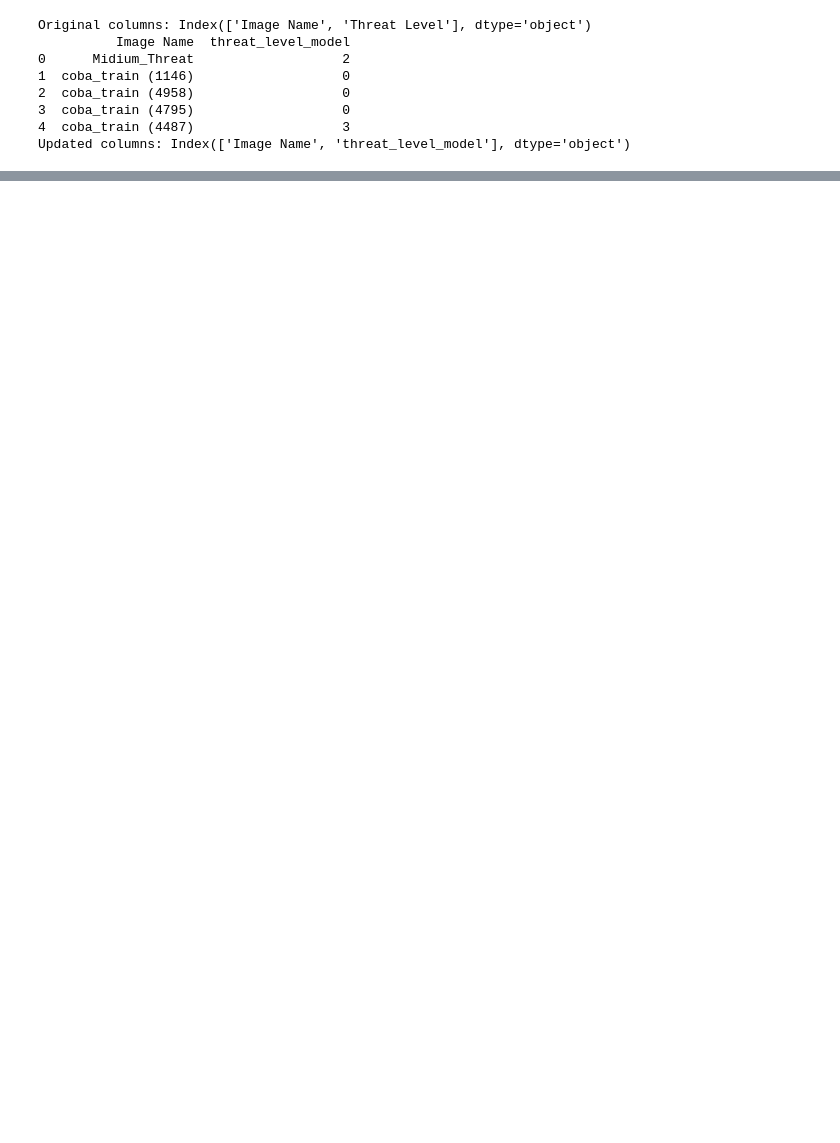
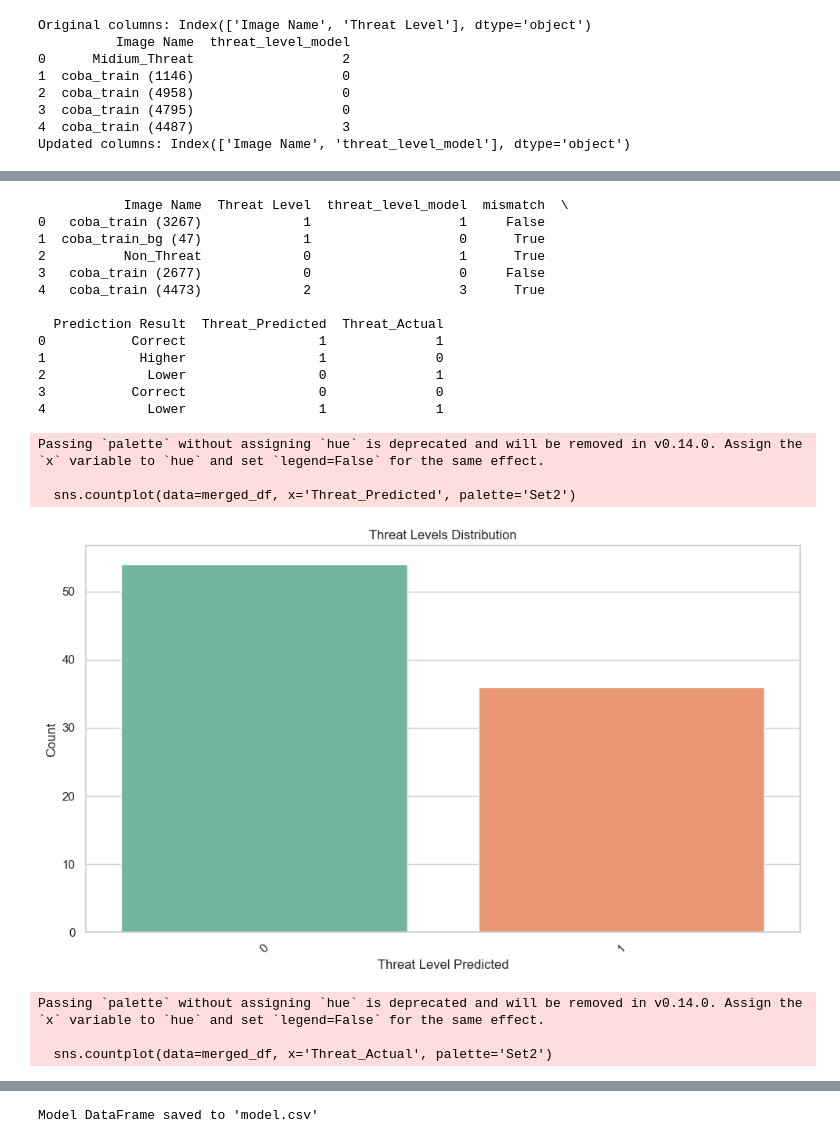
Before and after one commit to ArmouredstrikeCRK/Threat_Analyzer_Autogen_Multiagent, a Jupyter notebook: Experiments_notebook.ipynb, the cells around one changed output, grey strips where cells are left out. Saved outputs shown, nothing was run; the diff lists cells and outputs as text; code cells hidden in the pictures; blank space fills up the shorter version.

```diff
--- a/Experiments_notebook.ipynb
+++ b/Experiments_notebook.ipynb
@@ -333,0 +424,57 @@ Threat level with the most mismatches: 1
+# %%
+#Lets create a new feature in merged df that identifies threat or no threat, if the theat level is greater than 0 in both predicted and actual
+# Create a new column 'Threat' based on the condition
+merged_df['Threat_Predicted'] = merged_df['Threat Level'].apply(lambda x: 1 if x > 0 else 0)
+merged_df['Threat_Actual'] = merged_df['threat_level_model'].apply(lambda x: 1 if x > 0 else 0)
+# Display the first few rows of the updated DataFrame
+print(merged_df.head())
+#Now lets plot the threat levels
+plt.figure(figsize=(10, 6))
+sns.countplot(data=merged_df, x='Threat_Predicted', palette='Set2')
+plt.title('Threat Levels Distribution')
+plt.xlabel('Threat Level Predicted')
+plt.ylabel('Count')
+plt.xticks(rotation=45)
+plt.tight_layout()
+plt.show()
+# Plot the actual threat levels
+plt.figure(figsize=(10, 6))
+sns.countplot(data=merged_df, x='Threat_Actual', palette='Set2')
+plt.title('Threat Levels Distribution')
+plt.xlabel('Threat Level Actual')
+plt.ylabel('Count')
+plt.xticks(rotation=45)
+plt.tight_layout()
+plt.show()
+#Now lets plot the confusion matrix for the Threat_Predicted and Threat_Actual
+# Generate the confusion matrix
+cm_threat = confusion_matrix(merged_df['Threat_Actual'], merged_df['Threat_Predicted'], labels=np.unique(merged_df['Threat_Actual']))
+# Create a heatmap for the confusion matrix
+plt.figure(figsize=(8, 6))
+sns.heatmap(cm_threat, annot=True, fmt='d', cmap='Blues', xticklabels=np.unique(merged_df['Threat_Actual']), yticklabels=np.unique(merged_df['Threat_Actual']))
+plt.title('Confusion Matrix for Threat Levels', fontsize=14)
+plt.xlabel('Predicted Threat Level', fontsize=12)
+plt.ylabel('Actual Threat Level', fontsize=12)
+plt.tight_layout()
+plt.show()
+# %% [output]
+           Image Name  Threat Level  threat_level_model  mismatch  \
+0   coba_train (3267)             1                   1     False
+1  coba_train_bg (47)             1                   0      True
+2          Non_Threat             0                   1      True
+3   coba_train (2677)             0                   0     False
+4   coba_train (4473)             2                   3      True
+
+  Prediction Result  Threat_Predicted  Threat_Actual
+0           Correct                 1              1
+1            Higher                 1              0
+2             Lower                 0              1
+3           Correct                 0              0
+4             Lower                 1              1
+Passing `palette` without assigning `hue` is deprecated and will be removed in v0.14.0. Assign the `x` variable to `hue` and set `legend=False` for the same effect.
+
+  sns.countplot(data=merged_df, x='Threat_Predicted', palette='Set2')
+[figure, added]
+Passing `palette` without assigning `hue` is deprecated and will be removed in v0.14.0. Assign the `x` variable to `hue` and set `legend=False` for the same effect.
+
+  sns.countplot(data=merged_df, x='Threat_Actual', palette='Set2')
@@ -333,0 +483,6 @@ Threat level with the most mismatches: 1
+# %%
+df2.to_csv('model.csv', index=False)
+# Save the merged DataFrame to a CSV file
+print("Model DataFrame saved to 'model.csv'")
+# %% [output]
+Model DataFrame saved to 'model.csv'
```
Also changed, not shown: parts of 10 cells of this notebook, 7 other files.
